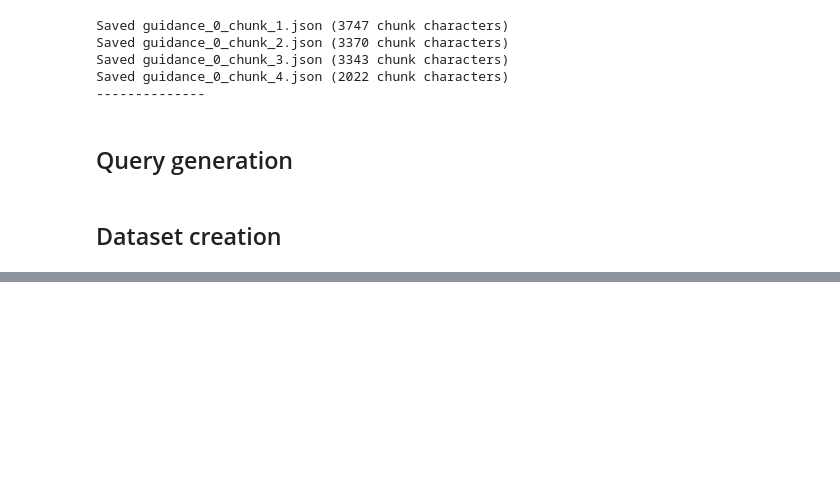
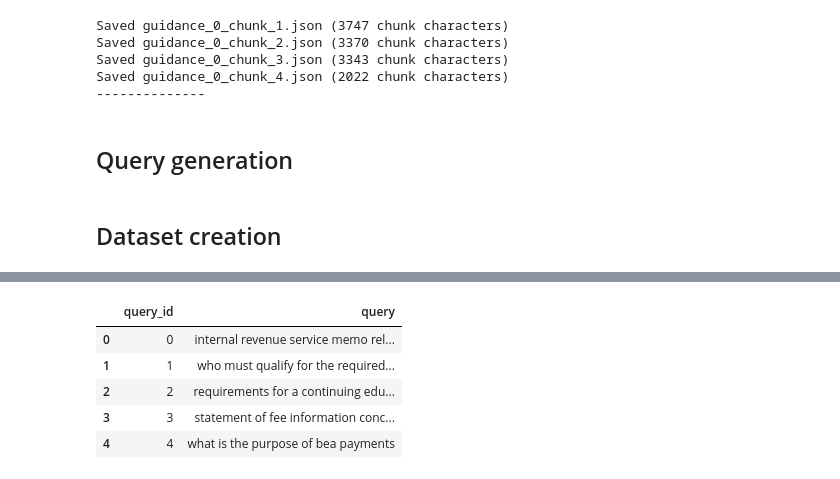
Before and after one commit to gioelecrispo/lcb-inndays25-laia, a Jupyter notebook: dataset-processing.ipynb, the cells around one changed output, grey strips where cells are left out. Cells and saved outputs as stored; diff of their text form; code cells hidden in the pictures; blank space fills up the shorter version.

```diff
--- a/dataset-processing.ipynb
+++ b/dataset-processing.ipynb
@@ -138,0 +159,9 @@ documents_df
+# %%
+queries_df.head()
+# %% [output]
+|  | query_id | query |
+| 0 | 0 | internal revenue service memo rel... |
+| 1 | 1 | who must qualify for the required... |
+| 2 | 2 | requirements for a continuing edu... |
+| 3 | 3 | statement of fee information conc... |
+| 4 | 4 | what is the purpose of bea payments |
```
Also changed, not shown: parts of 18 cells of this notebook.
